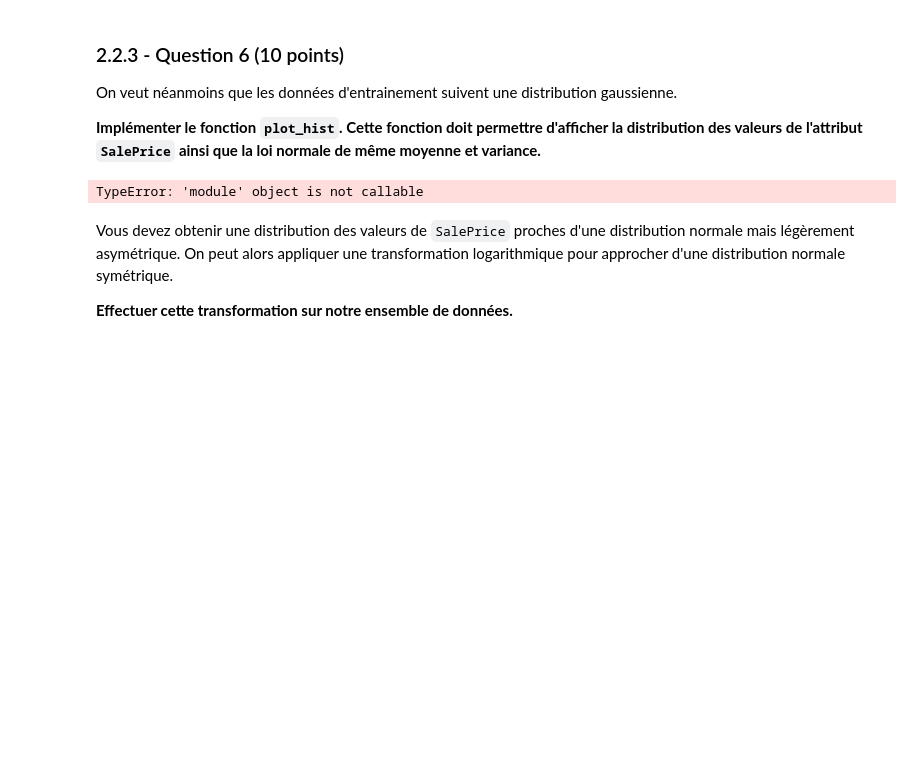
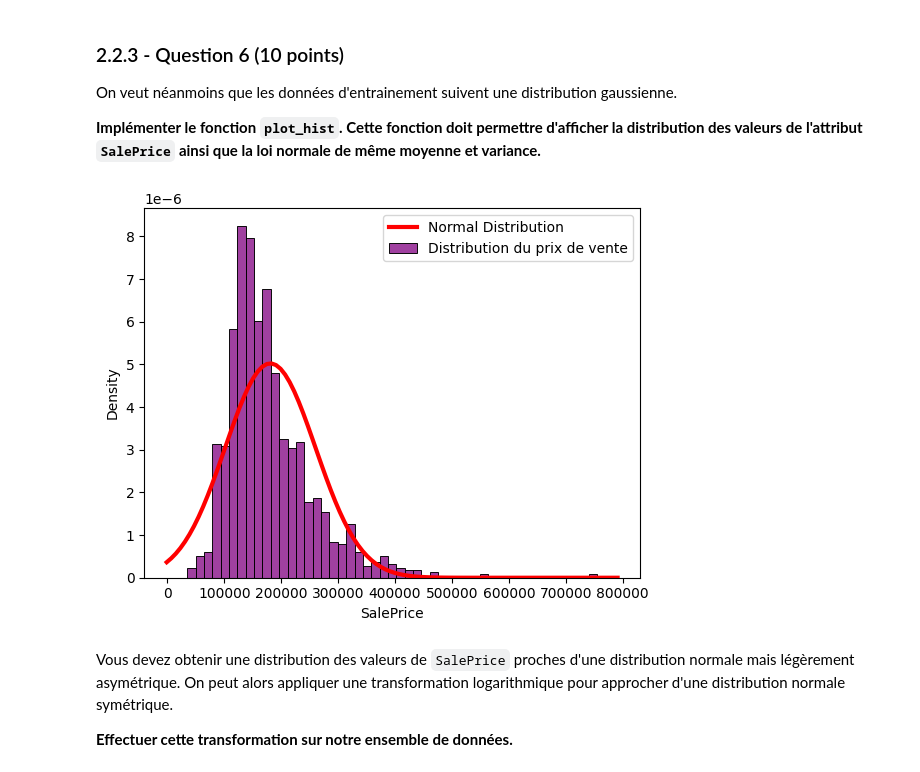
Before and after one commit to WillMart91/DataScience, a Jupyter notebook: TP1-20240906/TP1_Fournier_Martin.ipynb, the cells around one changed output. Saved outputs shown, nothing was run; the diff lists cells and outputs as text; code cells hidden in the pictures; blank space fills up the shorter version.

```diff
--- a/TP1-20240906/TP1_Fournier_Martin.ipynb
+++ b/TP1-20240906/TP1_Fournier_Martin.ipynb
@@ -282,7 +302,7 @@ def plot_hist(prices):
 # %%
-plot_hist(df['SalePrice'])
+plot_hist2(df['SalePrice'])
 # %% [output]
-TypeError: 'module' object is not callable
+[figure, added]
 # %% [markdown]
 Vous devez obtenir une distribution des valeurs de `SalePrice` proches d'une distribution normale mais légèrement asymétrique. On peut alors appliquer une transformation logarithmique pour approcher d'une distribution normale symétrique.
 
```
Also changed, not shown: parts of 24 cells of this notebook, 1 other file.
